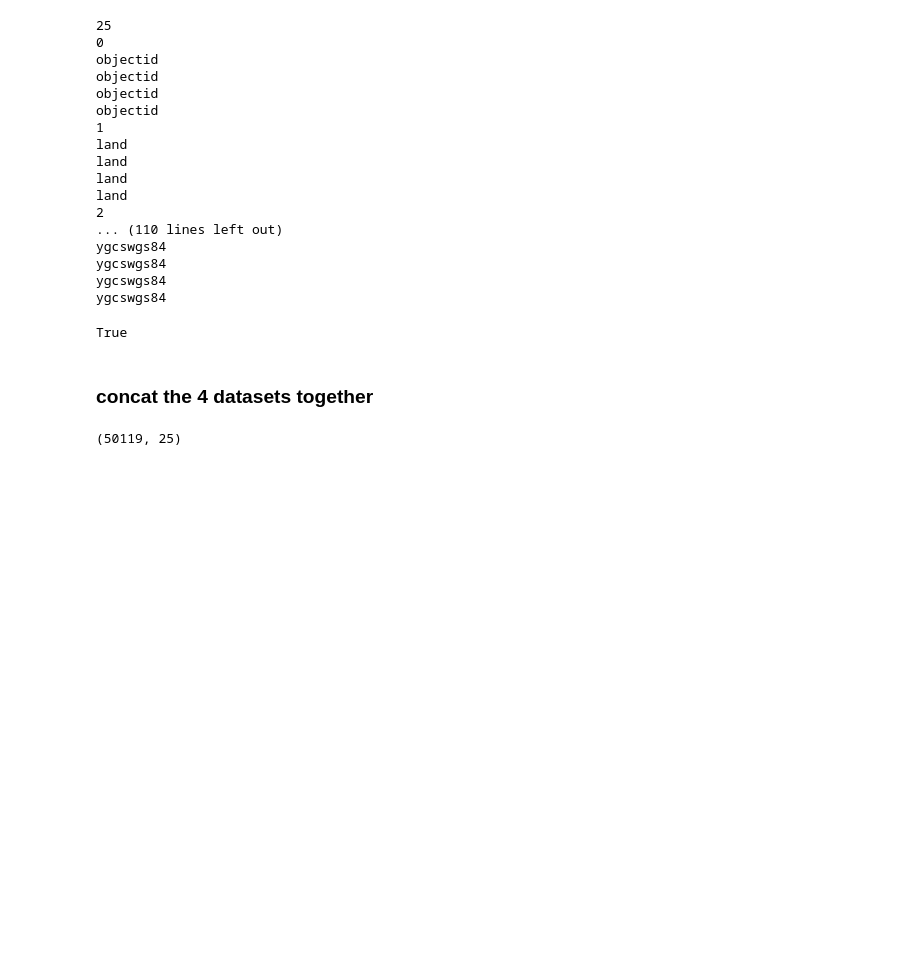
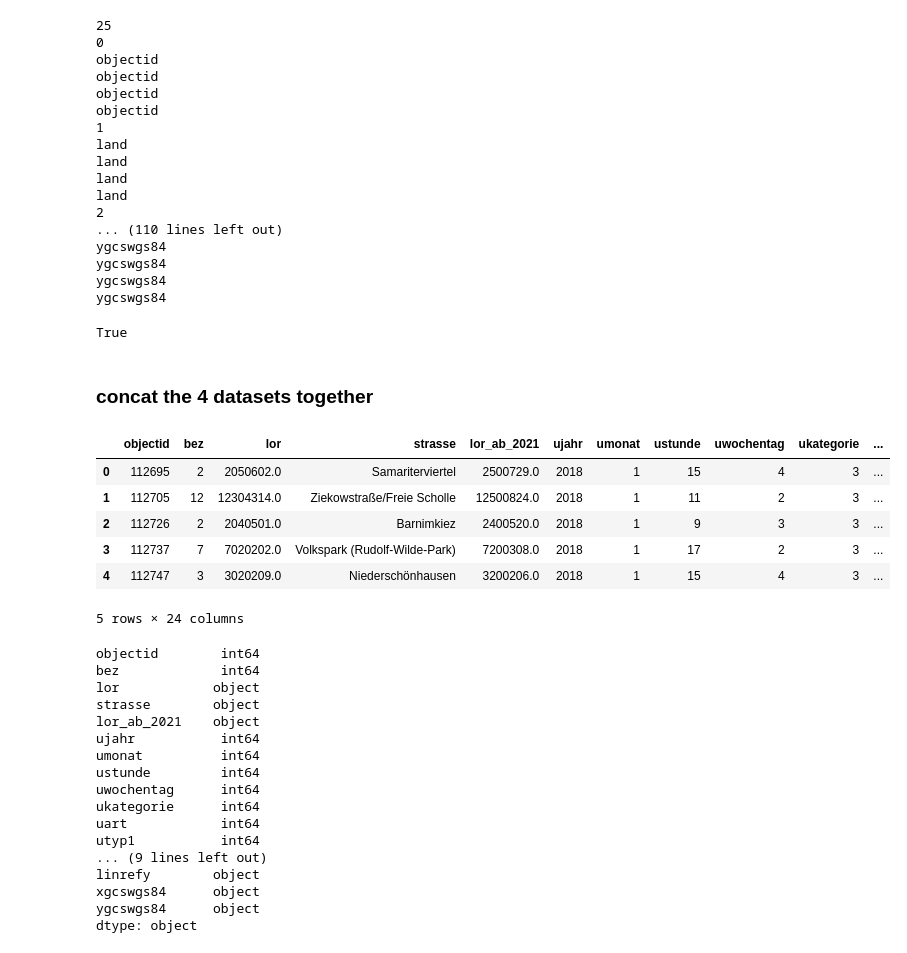
Before and after one commit to domenicsawatzki/IH_project_mid-term, a Jupyter notebook: src/data_import.ipynb, the cells around one changed output. Drawn from its saved outputs; the diff is of its cells as text; code cells hidden in the pictures; blank space fills up the shorter version.

```diff
--- a/src/data_import.ipynb
+++ b/src/data_import.ipynb
@@ -187,5 +187,32 @@ True
 # %%
 accident_data = pd.concat([accidents18, accidents19, accidents20, accidents21], axis=0)
 accident_data.shape
+
+accident_data = accident_data.drop(columns=['land'])
+display(accident_data.head())
+accident_data.dtypes
 # %% [output]
+|  | objectid | bez | lor | strasse | lor_ab_2021 | ujahr | umonat | ustunde | uwochentag | ukategorie | ... |
+| 0 | 112695 | 2 | 2050602.0 | Samariterviertel | 2500729.0 | 2018 | 1 | 15 | 4 | 3 | ... |
+| 1 | 112705 | 12 | 12304314.0 | Ziekowstraße/Freie Scholle | 12500824.0 | 2018 | 1 | 11 | 2 | 3 | ... |
+| 2 | 112726 | 2 | 2040501.0 | Barnimkiez | 2400520.0 | 2018 | 1 | 9 | 3 | 3 | ... |
+| 3 | 112737 | 7 | 7020202.0 | Volkspark (Rudolf-Wilde-Park) | 7200308.0 | 2018 | 1 | 17 | 2 | 3 | ... |
+| 4 | 112747 | 3 | 3020209.0 | Niederschönhausen | 3200206.0 | 2018 | 1 | 15 | 4 | 3 | ... |
-(50119, 25)
+5 rows × 24 columns
+objectid        int64
+bez             int64
+lor            object
+strasse        object
+lor_ab_2021    object
+ujahr           int64
+umonat          int64
+ustunde         int64
+uwochentag      int64
+ukategorie      int64
+uart            int64
+utyp1           int64
+... (9 lines left out)
+linrefy        object
+xgcswgs84      object
+ygcswgs84      object
+dtype: object
```
Also changed, not shown: parts of 5 cells of this notebook.
